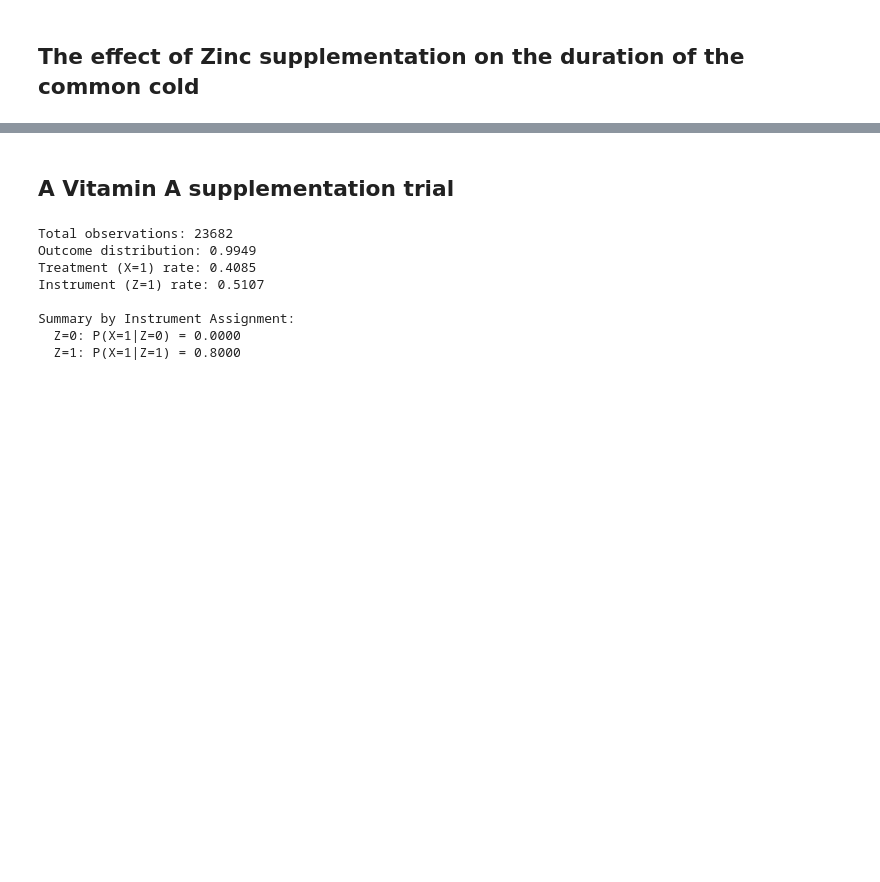
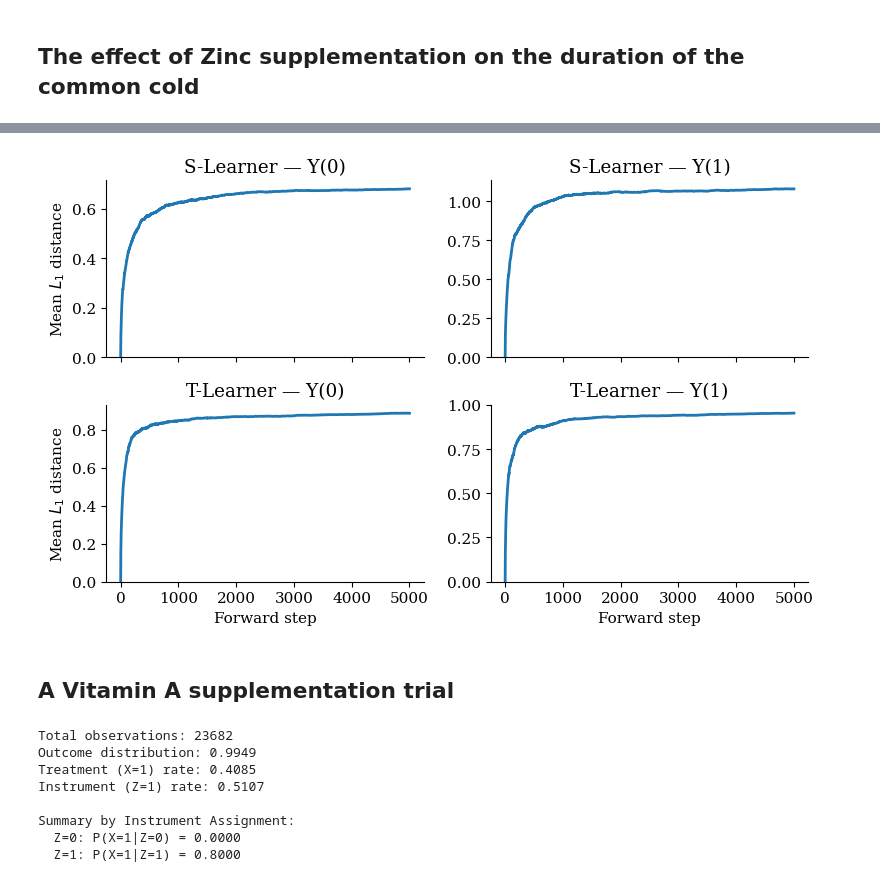
Before and after one commit to gregorsteiner/CausalMP, a Jupyter notebook: Real_Examples.ipynb, the cells around one changed output, grey strips where cells are left out. Saved outputs shown, nothing was run; the diff lists cells and outputs as text; code cells hidden in the pictures; blank space fills up the shorter version.

```diff
--- a/Real_Examples.ipynb
+++ b/Real_Examples.ipynb
@@ -78,3 +98,23 @@ plt.show()
+# %%
+fig, axs = plt.subplots(2, 2, figsize=(8, 5), sharex=True)
+
+for row, (res_d, name) in enumerate([(res, "S-Learner"), (res_t, "T-Learner")]):
+    for col, (xi, lab) in enumerate([(0, "Y(0)"), (1, "Y(1)")]):
+        ax = axs[row, col]
+        l1 = res_d["l1_trajectory"][:, :, xi]
+        steps = np.arange(l1.shape[1])
+        ax.plot(steps, l1.mean(axis=0), linewidth=2)
+        ax.set_ylim(bottom=0)
+        if row == 1:
+            ax.set_xlabel("Forward step")
+        if col == 0:
+            ax.set_ylabel(r"Mean $L_1$ distance")
+        ax.set_title(f"{name} — {lab}")
+
+plt.tight_layout()
+plt.show()
+# %% [output]
+[figure, added]
 # %% [markdown]
 ## A Vitamin A supplementation trial
 # %%
```
Also changed, not shown: parts of 6 cells of this notebook, 3 other files.
